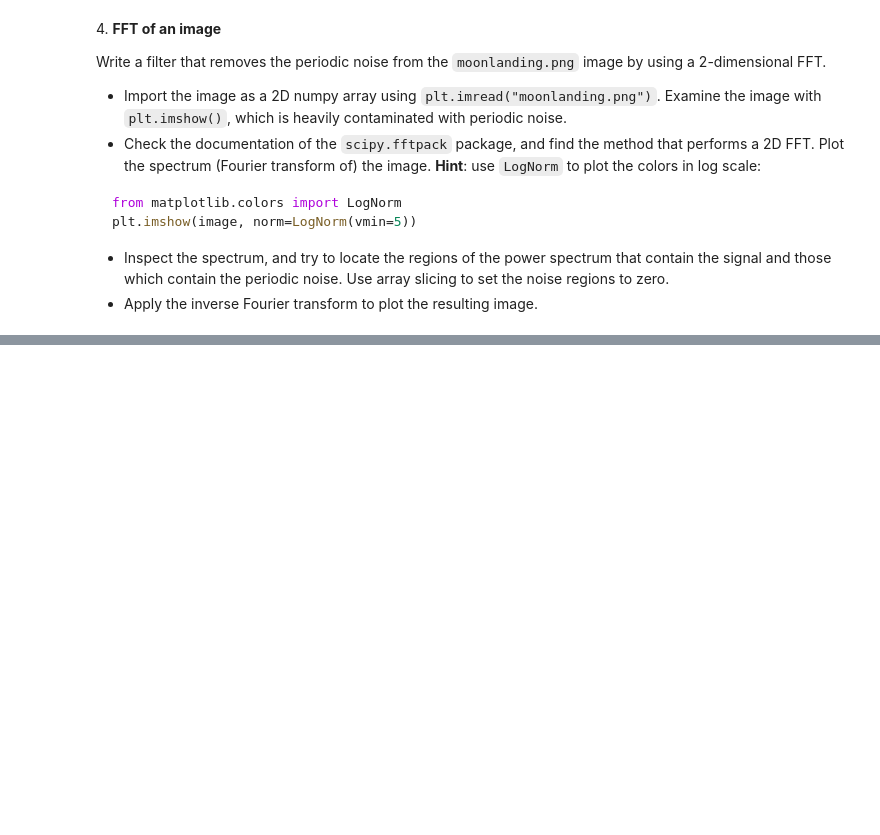
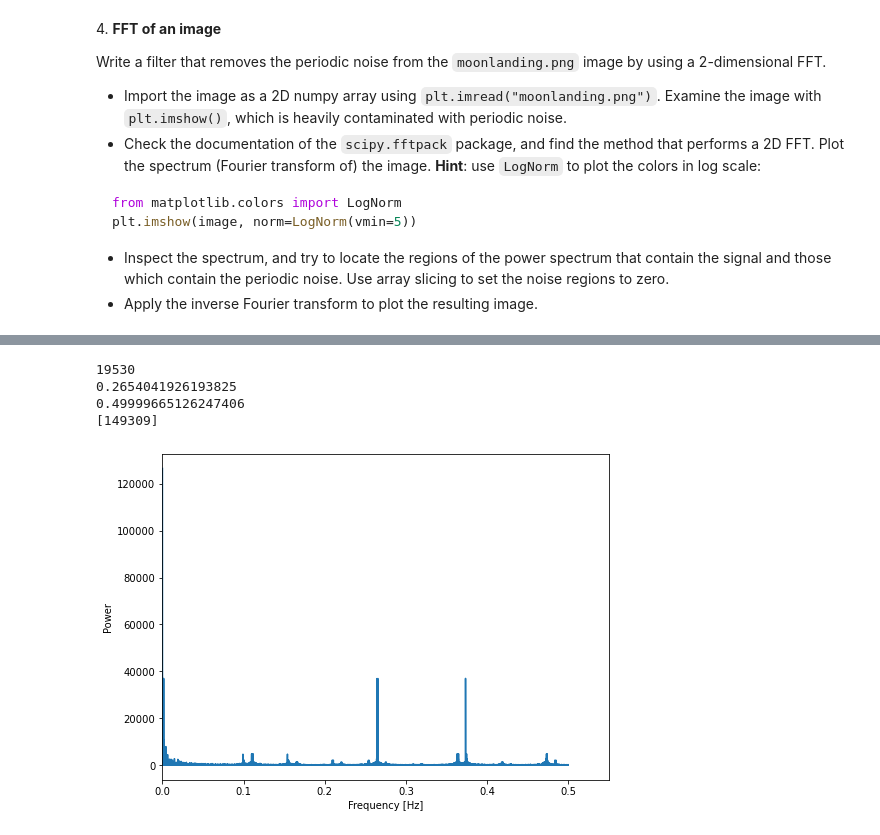
Before and after one commit to tommasoamico/LaboratoryOfComputationalPhysics_Y4, a Jupyter notebook: 09ex_algorithms.ipynb, the cells around one changed output, grey strips where cells are left out. Saved outputs shown, nothing was run; the diff lists cells and outputs as text; code cells hidden in the pictures; blank space fills up the shorter version.

```diff
--- a/09ex_algorithms.ipynb
+++ b/09ex_algorithms.ipynb
@@ -205,0 +220,22 @@ plt.imshow(image, norm=LogNorm(vmin=5))
+# %%
+fig, ax = plt.subplots(nrows= 1, ncols=1, figsize=(8, 6))
+
+power_moon = np.abs(fft_moon)
+sample_freq_moon = fftpack.fftfreq(fft_moon.size)
+power2 = np.reshape(power_moon, np.shape(sample_freq_moon))
+ax.plot(sample_freq_moon, power2)
+ax.set_xlabel('Frequency [Hz]')
+ax.set_ylabel('Power')
+ax.set_xlim(left=0)
+a=np.argmax(power_moon[1:])
+df = pd.DataFrame.from_dict({'freq':sample_freq_moon, 'power':power2})
+#df[df['freq']]
+print(first_max)
+#print(df['freq'][d])
+print(df_1['freq'][first_max])
+# %% [output]
+19530
+0.2654041926193825
+0.49999665126247406
+[149309]
+[figure, added]
```
Also changed, not shown: parts of 3 cells of this notebook, 1 other file.
